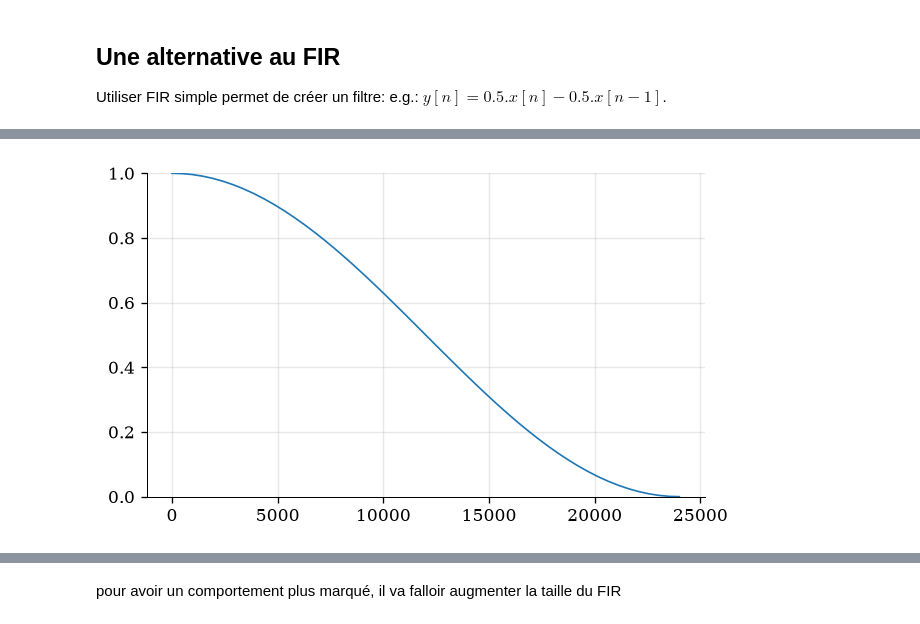
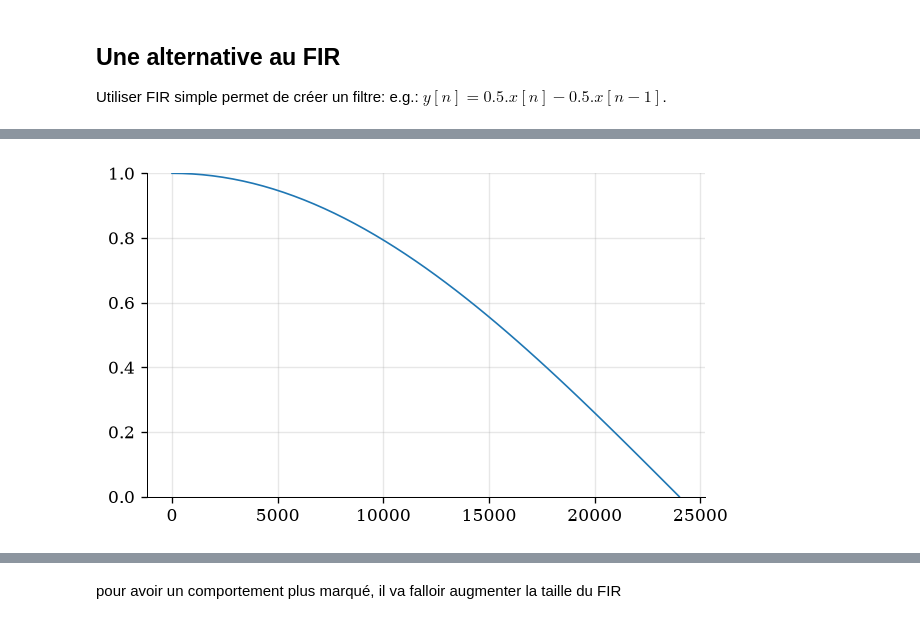
Before and after one commit to PyrApple/jupyterlite_signal_processing_ens, a Jupyter notebook: content/5b_iir_introduction.ipynb, the cells around one changed output, grey strips where cells are left out. Saved outputs shown, nothing was run; the diff lists cells and outputs as text; code cells hidden in the pictures.

```diff
--- a/content/5b_iir_introduction.ipynb
+++ b/content/5b_iir_introduction.ipynb
@@ -11,32 +11,32 @@ Utiliser FIR simple permet de créer un filtre: e.g.: $y[n] = 0.5.x[n]- 0.5.x[n-
 # %%
 # load audio file
 x, fs = wavread('assets/drums.wav')
 t = np.arange(0, len(x)) / fs
 
 # play input
 playsound(x, fs)
 
 # create filter
 h = np.array([0.5, 0.5])
 # n = 20; h = np.ones(n)/n
 
 # get filter response
 n = 100
 H = np.fft.rfft(h, n)
 freqs = np.fft.rfftfreq(n, 1/fs)
 
 # plot filter response
-plt.plot(freqs, H);
+plt.plot(freqs, np.abs(H));
 plt.ylim([0, 1]); plt.show()
 
 # apply filter
 y = np.convolve(x, h)
 
 # play output
 playsound(y, fs)
 # %% [output]
 [interactive output not drawn]
-[figure, old version]
+[figure, new version]
 [interactive output not drawn]
 # %% [markdown]
 pour avoir un comportement plus marqué, il va falloir augmenter la taille du FIR
```
Also changed, not shown: 1 other file.
